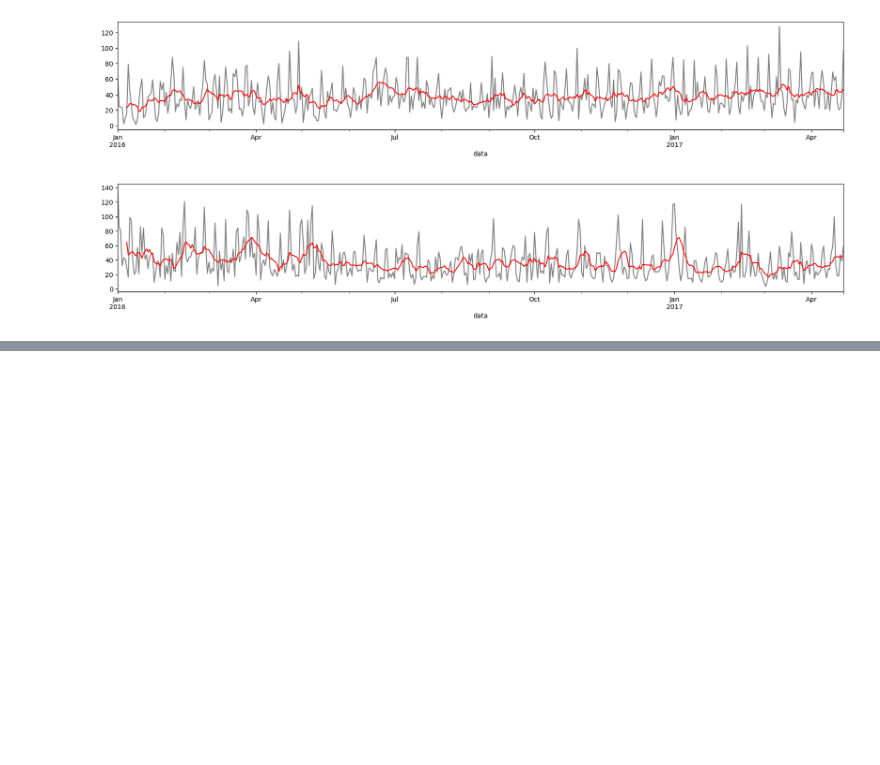
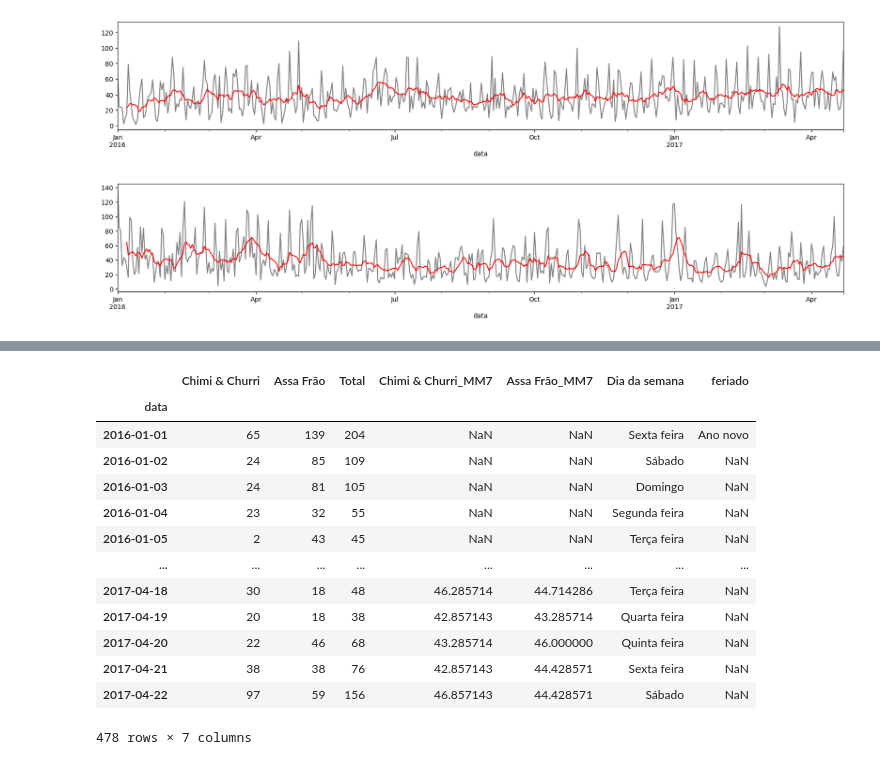
Before and after one commit to thais01fernandes/estat_analises, a Jupyter notebook: series_temporais/Projeto inicial - Análise de séries temporais.ipynb, the cells around one changed output, grey strips where cells are left out. Drawn from its saved outputs; the diff is of its cells as text; code cells hidden in the pictures; blank space fills up the shorter version.

```diff
--- a/series_temporais/Projeto inicial - Análise de séries temporais.ipynb
+++ b/series_temporais/Projeto inicial - Análise de séries temporais.ipynb
@@ -366,0 +366,4 @@ dados['Assa Frão_MM7'].plot(color = 'red', figsize = (20,3));
+# %%
+dados.index.day_name(locale = 'pt_BR.UTF-8')
+
+dados['Dia da semana'] = dados.index.day_name(locale = 'pt_BR.UTF-8')
@@ -366,0 +398,19 @@ dados['Assa Frão_MM7'].plot(color = 'red', figsize = (20,3));
+# %%
+dados = pd.merge(dados, datas_comemorativas, how = 'left', left_index = True, right_index = True)
+
+dados
+# %% [output]
+|  | Chimi & Churri | Assa Frão | Total | Chimi & Churri_MM7 | Assa Frão_MM7 | Dia da semana | feriado |
+| data |  |  |  |  |  |  |  |
+| 2016-01-01 | 65 | 139 | 204 | NaN | NaN | Sexta feira | Ano novo |
+| 2016-01-02 | 24 | 85 | 109 | NaN | NaN | Sábado | NaN |
+| 2016-01-03 | 24 | 81 | 105 | NaN | NaN | Domingo | NaN |
+| 2016-01-04 | 23 | 32 | 55 | NaN | NaN | Segunda feira | NaN |
+| 2016-01-05 | 2 | 43 | 45 | NaN | NaN | Terça feira | NaN |
+| ... | ... | ... | ... | ... | ... | ... | ... |
+| 2017-04-18 | 30 | 18 | 48 | 46.285714 | 44.714286 | Terça feira | NaN |
+| 2017-04-19 | 20 | 18 | 38 | 42.857143 | 43.285714 | Quarta feira | NaN |
+| 2017-04-20 | 22 | 46 | 68 | 43.285714 | 46.000000 | Quinta feira | NaN |
+| 2017-04-21 | 38 | 38 | 76 | 42.857143 | 44.428571 | Sexta feira | NaN |
+| 2017-04-22 | 97 | 59 | 156 | 46.857143 | 44.428571 | Sábado | NaN |
+478 rows × 7 columns
```
Also changed, not shown: parts of 12 cells of this notebook, 3 other files.
